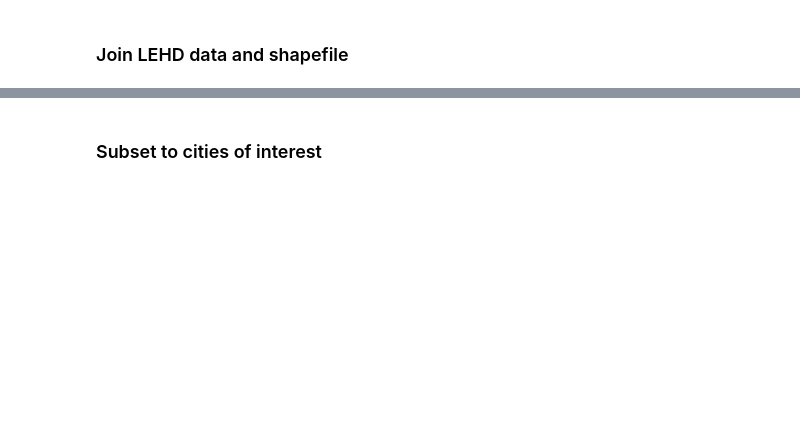
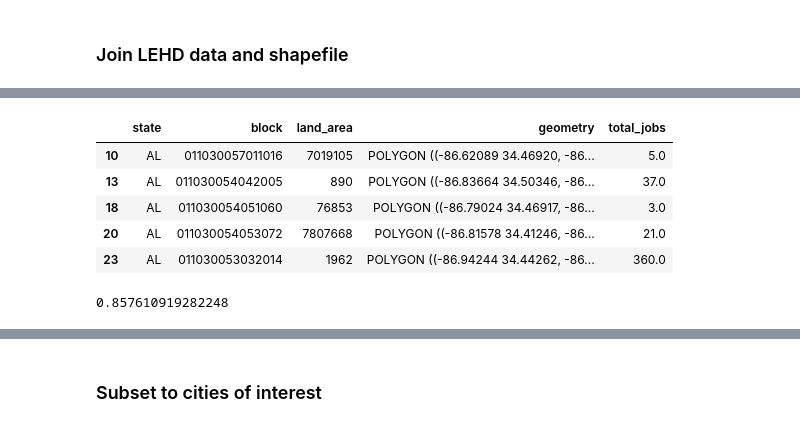
Before and after one commit to hc-moore/downtownrecovery, a Jupyter notebook: sensitivity_analysis/lehd_clusters/download_lehd_block.ipynb, the cells around one changed output, grey strips where cells are left out. Cells and saved outputs as stored; diff of their text form; code cells hidden in the pictures; blank space fills up the shorter version.

```diff
--- a/sensitivity_analysis/lehd_clusters/download_lehd_block.ipynb
+++ b/sensitivity_analysis/lehd_clusters/download_lehd_block.ipynb
@@ -128,2 +132,4 @@ ValueError: No objects to concatenate
+# %%
+bl_sf = bl_sf0[["state", "GEOID10", "ALAND10", "geometry"]]
 # %%
 bl_sf.head()
@@ -156,4 +236,4 @@ bl_sf[bl_sf['state'] == 'AR'].head()
 # %%
-final_df = bl_sf.merge(df, how = 'left', left_on = ['state', 'GEOID'], right_on = ['state', 'w_geocode']).drop(columns = ['w_geocode']).rename(columns={"C000": "total_jobs", "ALAND": "land_area", "GEOID": "block"})
+final_df = bl_sf.merge(df, how = 'left', left_on = ['state', 'GEOID10'], right_on = ['state', 'w_geocode']).drop(columns = ['w_geocode']).rename(columns={"C000": "total_jobs", "ALAND10": "land_area", "GEOID10": "block"})
 # %%
 final_df.shape[0]
@@ -162,2 +251,15 @@ final_df.head()
+# %%
+final_df[final_df['total_jobs'].notnull()].head()
+# %% [output]
+|  | state | block | land_area | geometry | total_jobs |
+| 10 | AL | 011030057011016 | 7019105 | POLYGON ((-86.62089 34.46920, -86... | 5.0 |
+| 13 | AL | 011030054042005 | 890 | POLYGON ((-86.83664 34.50346, -86... | 37.0 |
+| 18 | AL | 011030054051060 | 76853 | POLYGON ((-86.79024 34.46917, -86... | 3.0 |
+| 20 | AL | 011030054053072 | 7807668 | POLYGON ((-86.81578 34.41246, -86... | 21.0 |
+| 23 | AL | 011030053032014 | 1962 | POLYGON ((-86.94244 34.44262, -86... | 360.0 |
+# %%
+final_df.total_jobs.isnull().mean()
+# %% [output]
+0.857610919282248
 # %%
 final_df.state.nunique()
```
Also changed, not shown: parts of 38 cells of this notebook, 2 other files.
